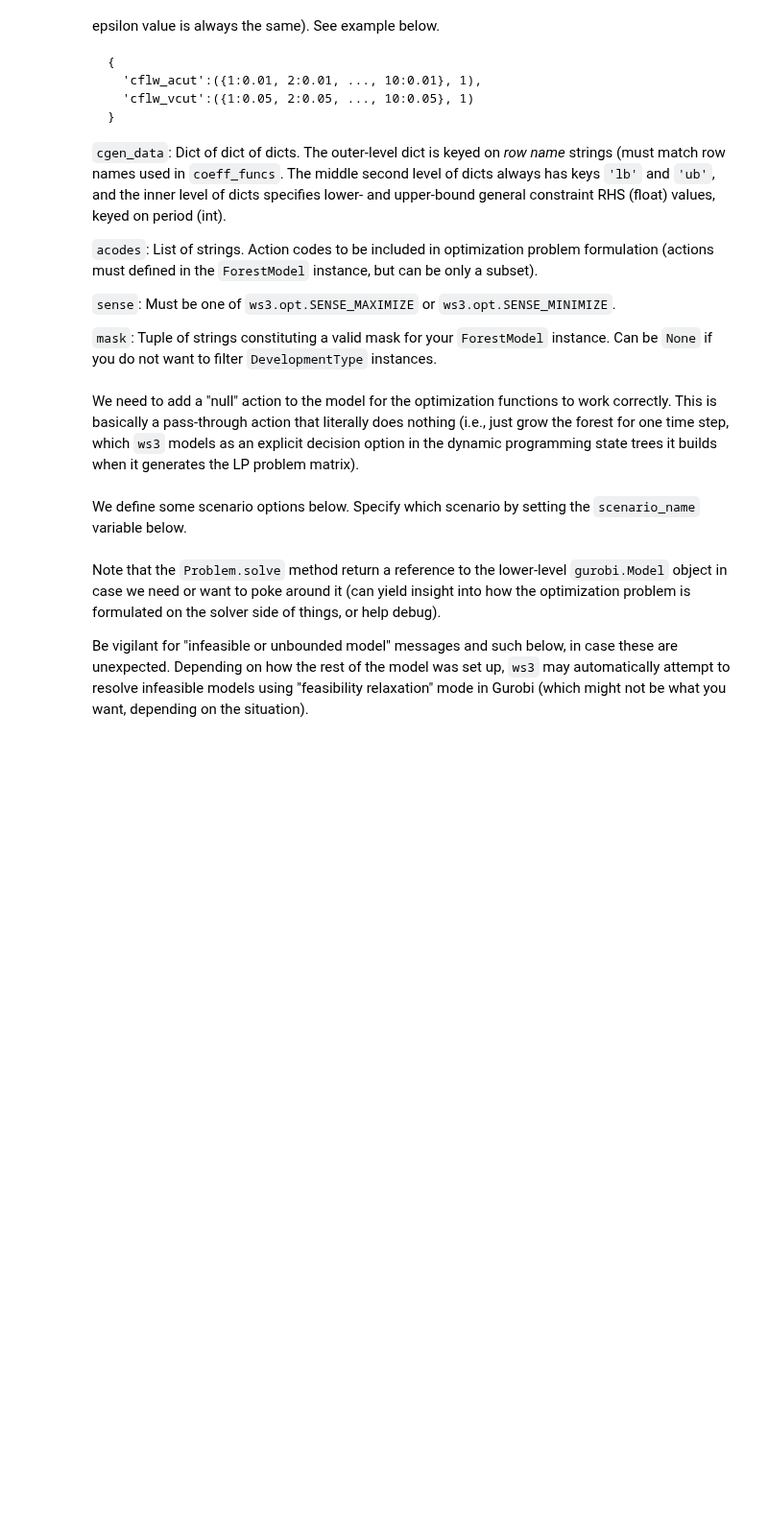
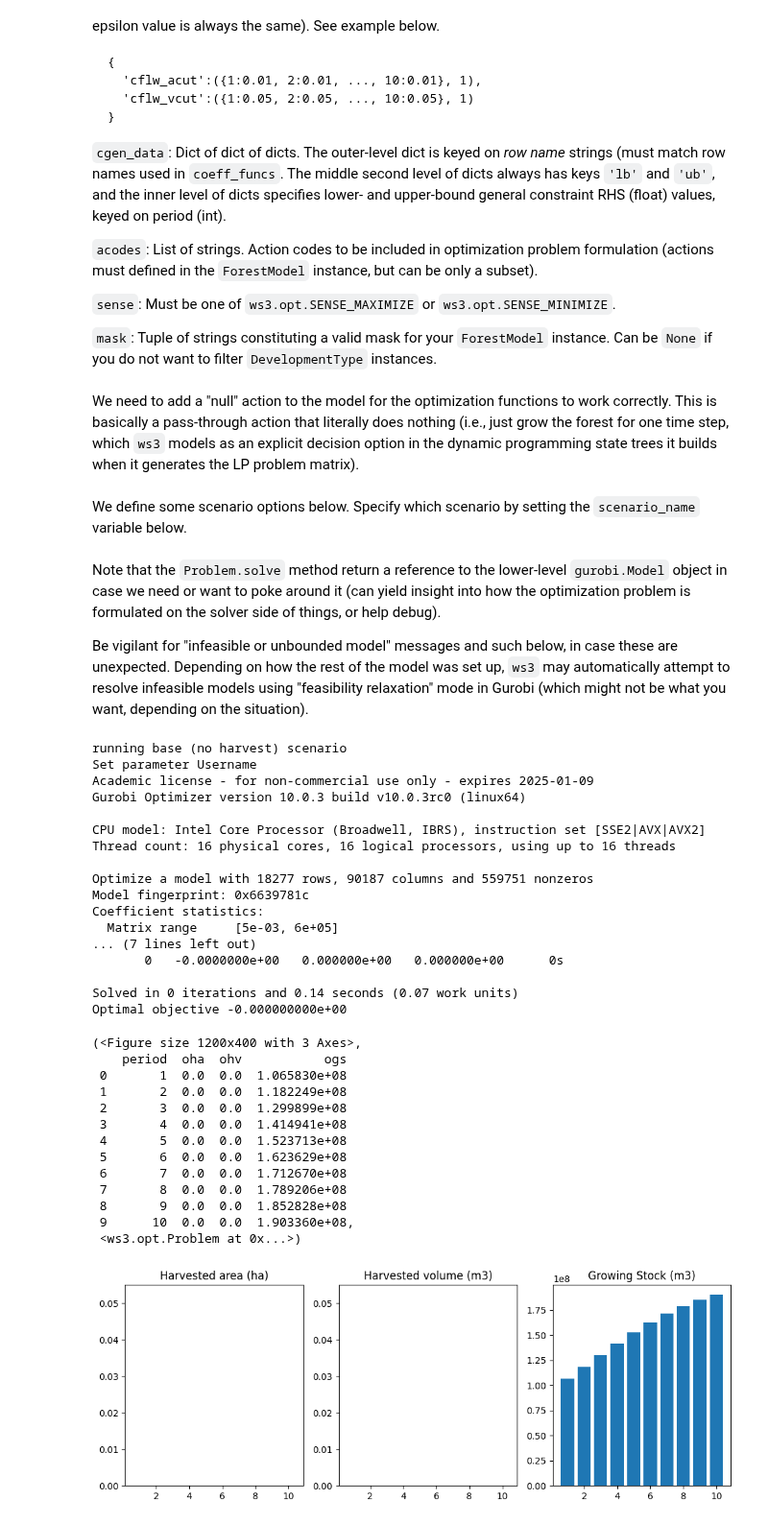
Before and after one commit to UBC-FRESH/nbds_mining, a Jupyter notebook: 01_ws3_demo_opt__equitysilver.ipynb, the cells around one changed output. Shown at 96% size. Drawn from its saved outputs; the diff is of its cells as text; code cells hidden in the pictures; blank space fills up the shorter version.

```diff
--- a/01_ws3_demo_opt__equitysilver.ipynb
+++ b/01_ws3_demo_opt__equitysilver.ipynb
@@ -121,5 +121,38 @@ Note that the `Problem.solve` method return a reference to the lower-level `guro
 
 Be vigilant for "infeasible or unbounded model" messages and such below, in case these are unexpected. Depending on how the rest of the model was set up, `ws3` may automatically attempt to resolve infeasible models using "feasibility relaxation" mode in Gurobi (which might not be what you want, depending on the situation).
 # %%
-# run_scenario(fm, 'base')
+# Not harvesting scenario
+run_scenario(fm, 'base')
+# %% [output]
+running base (no harvest) scenario
+Set parameter Username
+Academic license - for non-commercial use only - expires 2025-01-09
+Gurobi Optimizer version 10.0.3 build v10.0.3rc0 (linux64)
+
+CPU model: Intel Core Processor (Broadwell, IBRS), instruction set [SSE2|AVX|AVX2]
+Thread count: 16 physical cores, 16 logical processors, using up to 16 threads
+
+Optimize a model with 18277 rows, 90187 columns and 559751 nonzeros
+Model fingerprint: 0x6639781c
+Coefficient statistics:
+  Matrix range     [5e-03, 6e+05]
+... (7 lines left out)
+       0   -0.0000000e+00   0.000000e+00   0.000000e+00      0s
+
+Solved in 0 iterations and 0.14 seconds (0.07 work units)
+Optimal objective -0.000000000e+00
+(<Figure size 1200x400 with 3 Axes>,
+    period  oha  ohv           ogs
+ 0       1  0.0  0.0  1.065830e+08
+ 1       2  0.0  0.0  1.182249e+08
+ 2       3  0.0  0.0  1.299899e+08
+ 3       4  0.0  0.0  1.414941e+08
+ 4       5  0.0  0.0  1.523713e+08
+ 5       6  0.0  0.0  1.623629e+08
+ 6       7  0.0  0.0  1.712670e+08
+ 7       8  0.0  0.0  1.789206e+08
+ 8       9  0.0  0.0  1.852828e+08
+ 9      10  0.0  0.0  1.903360e+08,
+ <ws3.opt.Problem at 0x...>)
+[figure, added]
 # %%
```
Also changed, not shown: parts of 7 cells of this notebook, 15 other files.
